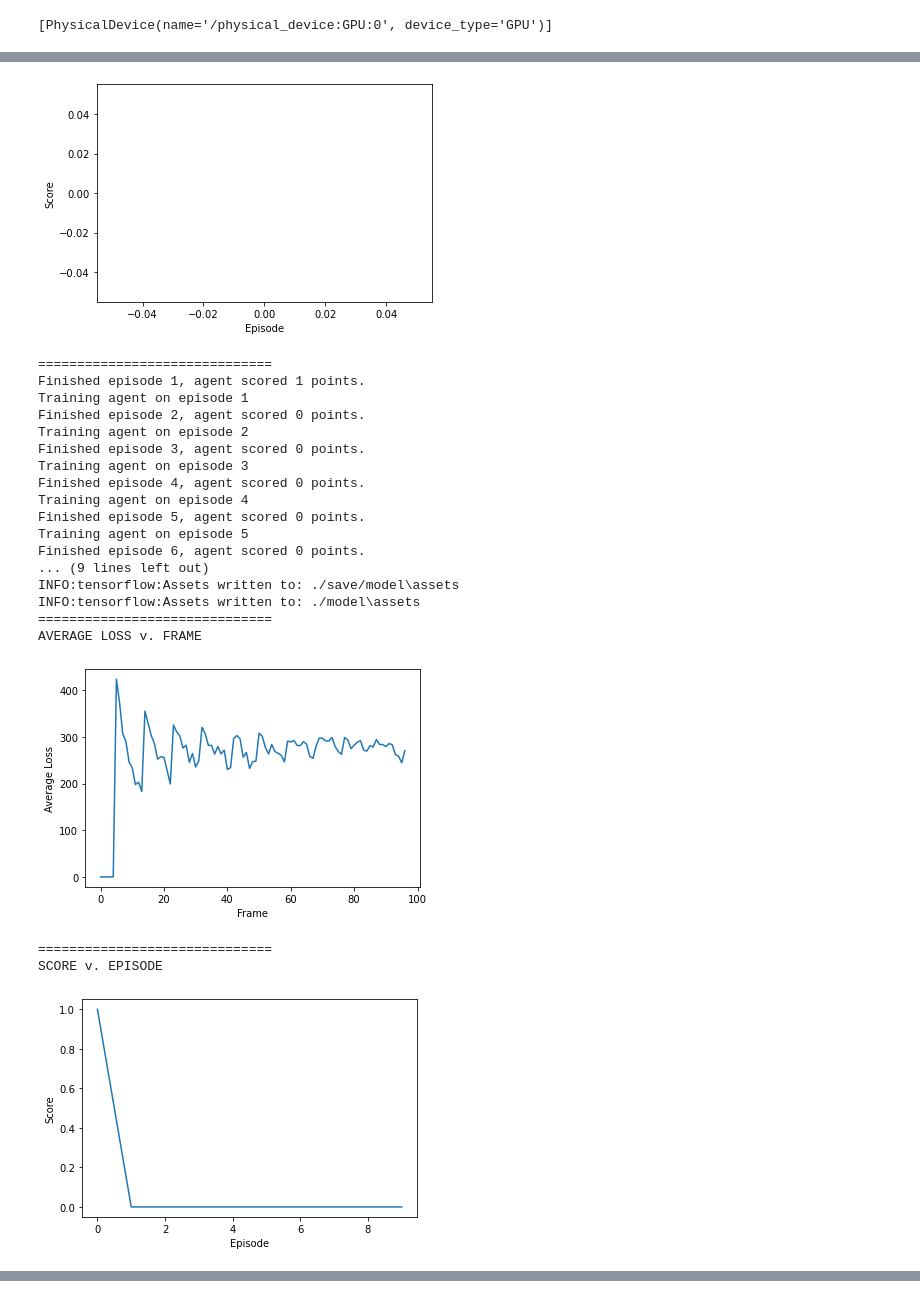
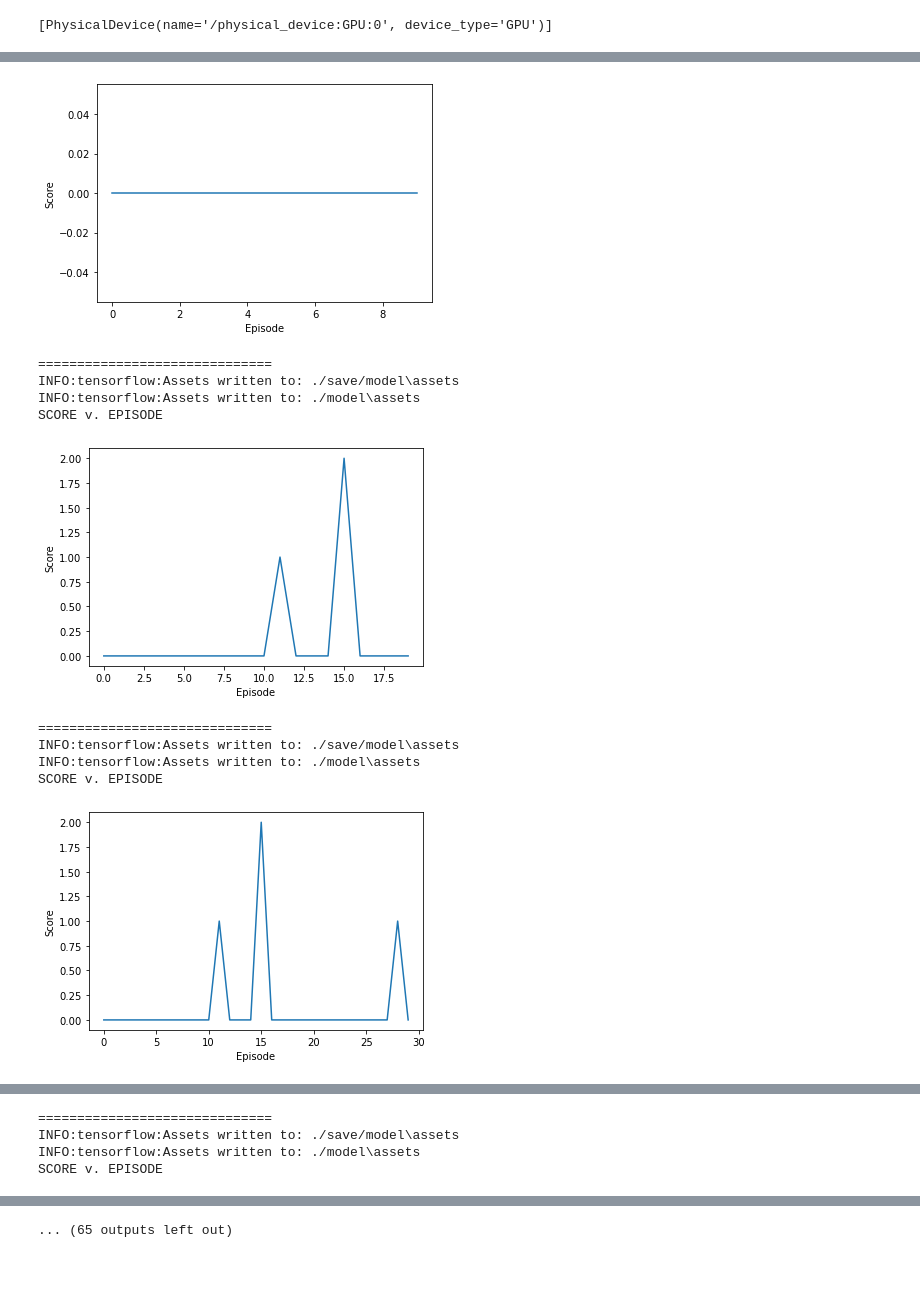
Before and after one commit to jasooney23/MLSnake, a Jupyter notebook: ravenclaw.ipynb, the cells around one changed output, grey strips where cells are left out. Saved outputs shown, nothing was run; the diff lists cells and outputs as text; code cells hidden in the pictures; blank space fills up the shorter version.

```diff
--- a/ravenclaw.ipynb
+++ b/ravenclaw.ipynb
@@ -21,17 +21,20 @@ print(physical_devices)
 [PhysicalDevice(name='/physical_device:GPU:0', device_type='GPU')]
 # %%
 stack_size = 4
-epsilon = 0.05
+epsilon = 0.1
 discount = 0.99
-learning_rate = 0.1
+learning_rate = 0.002
 memory_size = 100000
-batch_size = 5000
+batch_size = 2500
+optimal_reset_steps = 40
 # %%
 try:
     with open(save_path + "/optimizer.dat", "rb") as openfile:
         optimizer = pickle.load(openfile)
     q = tf.keras.models.load_model(save_path + "/model")
-except:
+    print("Loaded model & optimizer")
+except Exception as e:
+    print(e)
     optimizer = tf.keras.optimizers.SGD(learning_rate=learning_rate)
     # Q-Network
     q = tf.keras.Sequential()
@@ -48,6 +51,7 @@ except:
     q.add(tf.keras.layers.Dense(27, activation="relu"))
     q.add(tf.keras.layers.Dense(5))
     q.compile(optimizer=optimizer, loss="mse")
+    print("Created model & optimizer")
 
 q.summary()
 # %% [output]
@@ -85,11 +86,13 @@ try:
         reward_memory = pickle.load(openfile)
     with open(save_path + "/transitions_memory.dat", "rb") as openfile:
         transitions_memory = pickle.load(openfile)
-    with open(save_path + "/average_loss.dat", "rb") as openfile:
-        average_loss = pickle.load(openfile)
+    # with open(save_path + "/average_loss.dat", "rb") as openfile:
+    #     average_loss = pickle.load(openfile)
     with open(save_path + "/scores.dat", "rb") as openfile:
         scores = pickle.load(openfile)
-except:
+    print("Loaded replay memory")
+except Exception as e:
+    print(e)
     update_index = 0
     filled_memory = 0
     # Replay Memory
@@ -97,5 +100,6 @@ except:
     action_memory = np.ndarray((memory_size))
     reward_memory = np.ndarray((memory_size))
     transitions_memory = np.ndarray((memory_size, 15, 15, stack_size))
-    average_loss = []
+    # average_loss = []
     scores = []
+    print("Created replay memory")
@@ -206,12 +233,12 @@ class agent:
 # %%
 def plot():
-    print("==============================")
-    print("AVERAGE LOSS v. FRAME")
-    plt.plot(average_loss)
-    plt.xlabel("Frame")
-    plt.ylabel("Average Loss")
-    plt.show()
-    print("==============================")
+    # print("==============================")
+    # print("AVERAGE LOSS v. FRAME")
+    # plt.plot(average_loss)
+    # plt.xlabel("Frame")
+    # plt.ylabel("Average Loss")
+    # plt.show()
+    # print("==============================")
     print("SCORE v. EPISODE")
     plt.plot(scores)
     plt.xlabel("Episode")
@@ -223,7 +250,7 @@ game = snake.game()
 x = 0
 
 while True:
-    print("Training agent on episode " + str(x))
+    # print("Training agent on episode " + str(x))
     dqn = agent(game)
 
     game.start(dqn)
@@ -245,14 +272,14 @@ while True:
             pickle.dump(reward_memory, openfile)
         with open(save_path + "/transitions_memory.dat", "wb") as openfile:
             pickle.dump(transitions_memory, openfile)
-        with open(save_path + "/average_loss.dat", "wb") as openfile:
-            pickle.dump(average_loss, openfile)
+        # with open(save_path + "/average_loss.dat", "wb") as openfile:
+        #     pickle.dump(average_loss, openfile)
         with open(save_path + "/scores.dat", "wb") as openfile:
             pickle.dump(scores, openfile)
 
         plot()
     x += 1
 
-    print("Finished episode " + str(x) + ", agent scored " + str(game.score) + " points.")
+    # print("Finished episode " + str(x) + ", agent scored " + str(game.score) + " points.")
     scores.append(game.score)
 # %% [output]
@@ -272,24 +299,13 @@ AVERAGE LOSS v. FRAME
 SCORE v. EPISODE
-[figure, old version]
+[figure, new version]
 ==============================
-Finished episode 1, agent scored 1 points.
-Training agent on episode 1
-Finished episode 2, agent scored 0 points.
-Training agent on episode 2
-Finished episode 3, agent scored 0 points.
-Training agent on episode 3
-Finished episode 4, agent scored 0 points.
-Training agent on episode 4
-Finished episode 5, agent scored 0 points.
-Training agent on episode 5
-Finished episode 6, agent scored 0 points.
-... (9 lines left out)
 INFO:tensorflow:Assets written to: ./save/model\assets
 INFO:tensorflow:Assets written to: ./model\assets
-==============================
-AVERAGE LOSS v. FRAME
+SCORE v. EPISODE
-[figure, old version]
+[figure, new version]
 ==============================
+INFO:tensorflow:Assets written to: ./save/model\assets
+INFO:tensorflow:Assets written to: ./model\assets
 SCORE v. EPISODE
-[figure, old version]
+[figure, new version]
 ==============================
@@ -299,0 +316,4 @@ Training agent on episode 12
+==============================
+INFO:tensorflow:Assets written to: ./save/model\assets
+INFO:tensorflow:Assets written to: ./model\assets
+SCORE v. EPISODE
@@ -299,0 +321 @@ Training agent on episode 12
+... (65 outputs left out)
```
Also changed, not shown: parts of 4 cells of this notebook, 13 other files.
